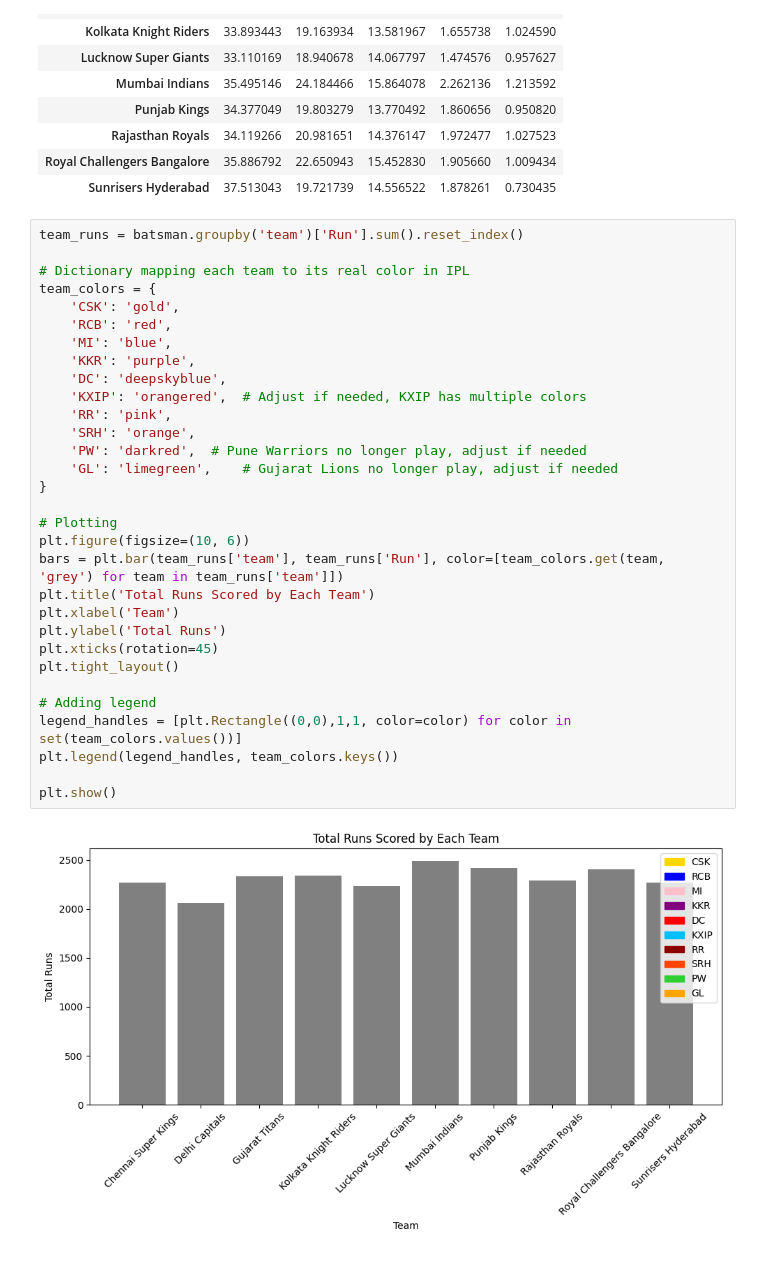
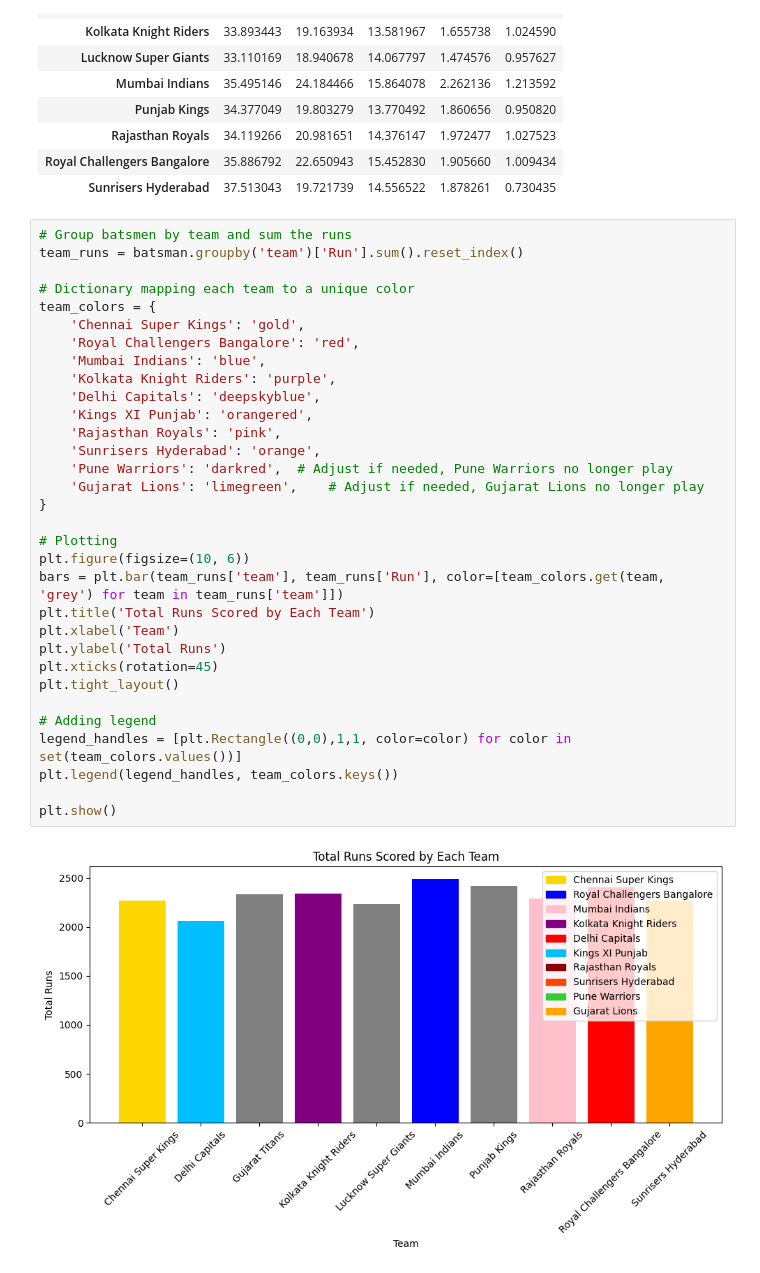
Before and after one commit to neerajcodes888/Data-Science, a Jupyter notebook: Data Analysis/IPL 2023 Analysis/Analysis.ipynb, the cells around one changed output. Cells and saved outputs as stored; diff of their text form.

```diff
--- a/Data Analysis/IPL 2023 Analysis/Analysis.ipynb
+++ b/Data Analysis/IPL 2023 Analysis/Analysis.ipynb
@@ -157,35 +157,36 @@ batsman.groupby('team').mean()
 | Royal Challengers Bangalore | 35.886792 | 22.650943 | 15.452830 | 1.905660 | 1.009434 |
 | Sunrisers Hyderabad | 37.513043 | 19.721739 | 14.556522 | 1.878261 | 0.730435 |
 # %%
+# Group batsmen by team and sum the runs
 team_runs = batsman.groupby('team')['Run'].sum().reset_index()
 
-# Dictionary mapping each team to its real color in IPL
+# Dictionary mapping each team to a unique color
 team_colors = {
-    'CSK': 'gold',
-    'RCB': 'red',
-    'MI': 'blue',
-    'KKR': 'purple',
-    'DC': 'deepskyblue',
-    'KXIP': 'orangered',  # Adjust if needed, KXIP has multiple colors
-    'RR': 'pink',
-    'SRH': 'orange',
-    'PW': 'darkred',  # Pune Warriors no longer play, adjust if needed
-    'GL': 'limegreen',    # Gujarat Lions no longer play, adjust if needed
+    'Chennai Super Kings': 'gold',
+    'Royal Challengers Bangalore': 'red',
+    'Mumbai Indians': 'blue',
+    'Kolkata Knight Riders': 'purple',
+    'Delhi Capitals': 'deepskyblue',
+    'Kings XI Punjab': 'orangered',
+    'Rajasthan Royals': 'pink',
+    'Sunrisers Hyderabad': 'orange',
+    'Pune Warriors': 'darkred',  # Adjust if needed, Pune Warriors no longer play
+    'Gujarat Lions': 'limegreen',    # Adjust if needed, Gujarat Lions no longer play
 }
 
 # Plotting
 plt.figure(figsize=(10, 6))
 bars = plt.bar(team_runs['team'], team_runs['Run'], color=[team_colors.get(team, 'grey') for team in team_runs['team']])
 plt.title('Total Runs Scored by Each Team')
 plt.xlabel('Team')
 plt.ylabel('Total Runs')
 plt.xticks(rotation=45)
 plt.tight_layout()
 
 # Adding legend
 legend_handles = [plt.Rectangle((0,0),1,1, color=color) for color in set(team_colors.values())]
 plt.legend(legend_handles, team_colors.keys())
 
 plt.show()
 # %% [output]
-[figure, old version]
+[figure, new version]
```
